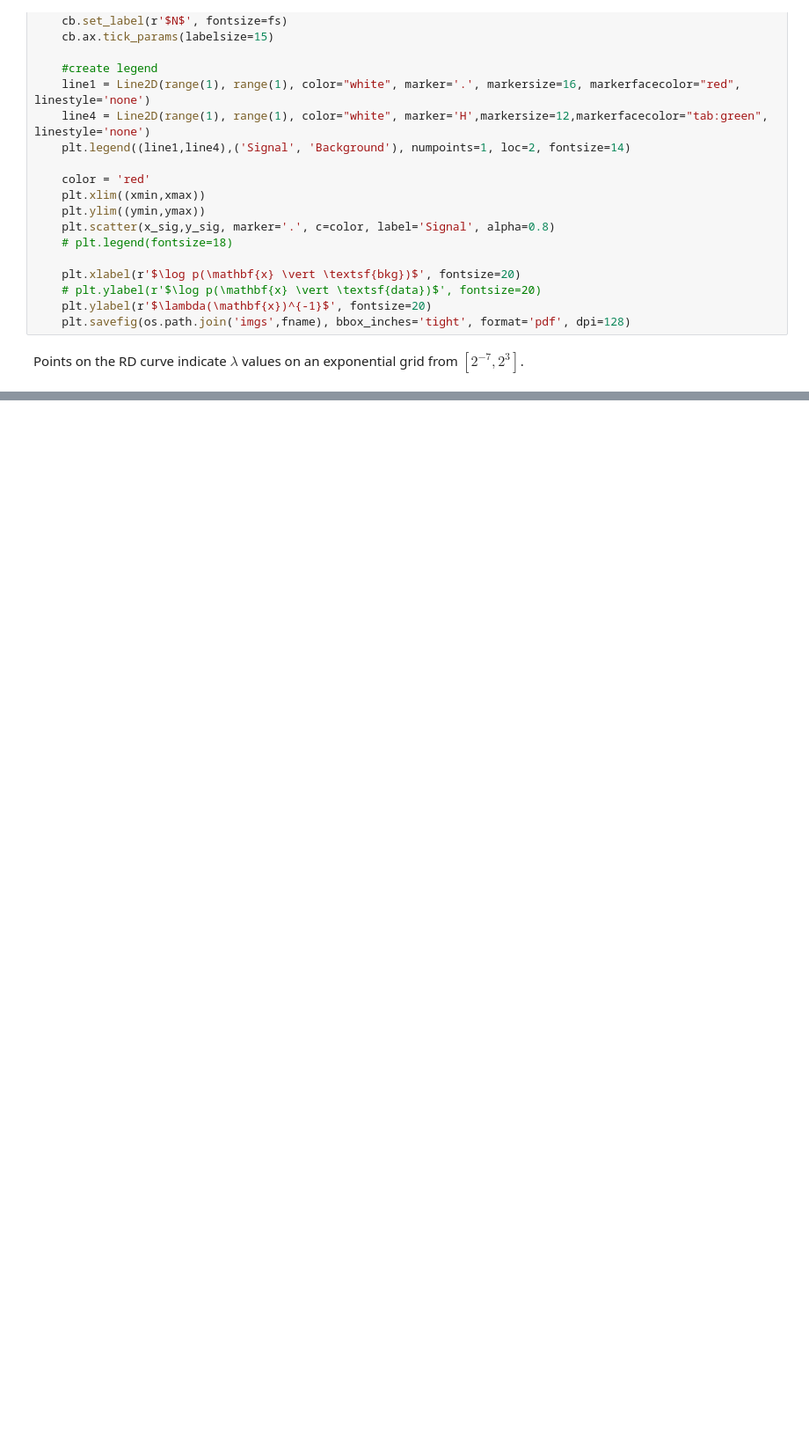
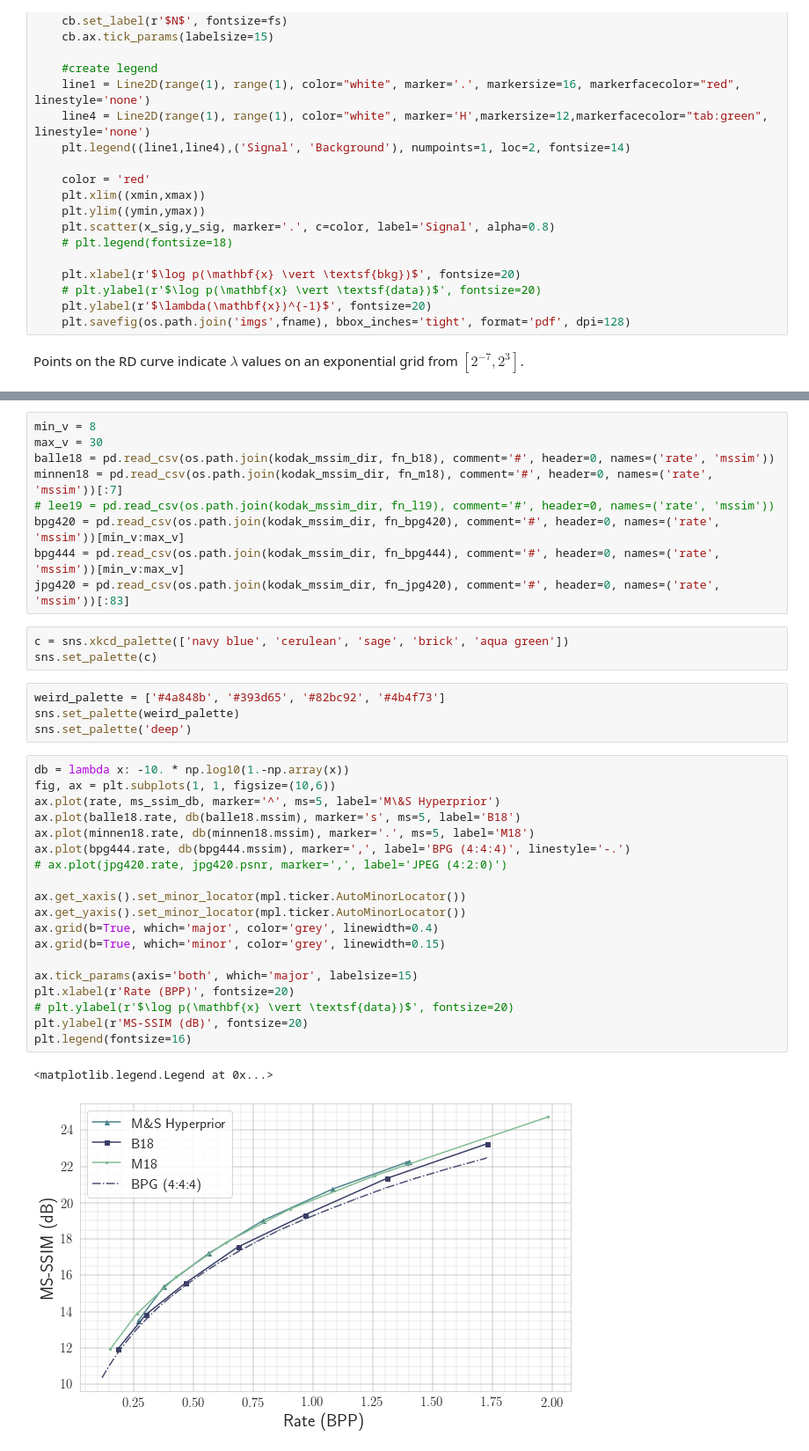
Before and after one commit to Justin-Tan/high-fidelity-generative-compression, a Jupyter notebook: RD.ipynb, the cells around one changed output, grey strips where cells are left out. Shown: that part at 88% size. Drawn from its saved outputs; the diff is of its cells as text; blank space fills up the shorter version.

```diff
--- a/RD.ipynb
+++ b/RD.ipynb
@@ -165,0 +201,38 @@ plt.legend(fontsize=18)
+# %%
+min_v = 8
+max_v = 30
+balle18 = pd.read_csv(os.path.join(kodak_mssim_dir, fn_b18), comment='#', header=0, names=('rate', 'mssim'))
+minnen18 = pd.read_csv(os.path.join(kodak_mssim_dir, fn_m18), comment='#', header=0, names=('rate', 'mssim'))[:7]
+# lee19 = pd.read_csv(os.path.join(kodak_mssim_dir, fn_l19), comment='#', header=0, names=('rate', 'mssim'))
+bpg420 = pd.read_csv(os.path.join(kodak_mssim_dir, fn_bpg420), comment='#', header=0, names=('rate', 'mssim'))[min_v:max_v]
+bpg444 = pd.read_csv(os.path.join(kodak_mssim_dir, fn_bpg444), comment='#', header=0, names=('rate', 'mssim'))[min_v:max_v]
+jpg420 = pd.read_csv(os.path.join(kodak_mssim_dir, fn_jpg420), comment='#', header=0, names=('rate', 'mssim'))[:83]
+# %%
+c = sns.xkcd_palette(['navy blue', 'cerulean', 'sage', 'brick', 'aqua green'])
+sns.set_palette(c)
+# %%
+weird_palette = ['#4a848b', '#393d65', '#82bc92', '#4b4f73']
+sns.set_palette(weird_palette)
+sns.set_palette('deep')
+# %%
+db = lambda x: -10. * np.log10(1.-np.array(x))
+fig, ax = plt.subplots(1, 1, figsize=(10,6))
+ax.plot(rate, ms_ssim_db, marker='^', ms=5, label='M\&S Hyperprior')
+ax.plot(balle18.rate, db(balle18.mssim), marker='s', ms=5, label='B18')
+ax.plot(minnen18.rate, db(minnen18.mssim), marker='.', ms=5, label='M18')
+ax.plot(bpg444.rate, db(bpg444.mssim), marker=',', label='BPG (4:4:4)', linestyle='-.')
+# ax.plot(jpg420.rate, jpg420.psnr, marker=',', label='JPEG (4:2:0)')
+
+ax.get_xaxis().set_minor_locator(mpl.ticker.AutoMinorLocator())
+ax.get_yaxis().set_minor_locator(mpl.ticker.AutoMinorLocator())
+ax.grid(b=True, which='major', color='grey', linewidth=0.4)
+ax.grid(b=True, which='minor', color='grey', linewidth=0.15)
+
+ax.tick_params(axis='both', which='major', labelsize=15)
+plt.xlabel(r'Rate (BPP)', fontsize=20)
+# plt.ylabel(r'$\log p(\mathbf{x} \vert \textsf{data})$', fontsize=20)
+plt.ylabel(r'MS-SSIM (dB)', fontsize=20)
+plt.legend(fontsize=16)
+# %% [output]
+<matplotlib.legend.Legend at 0x...>
+[figure, added]
```
Also changed, not shown: parts of 13 cells of this notebook, 6 other files.
